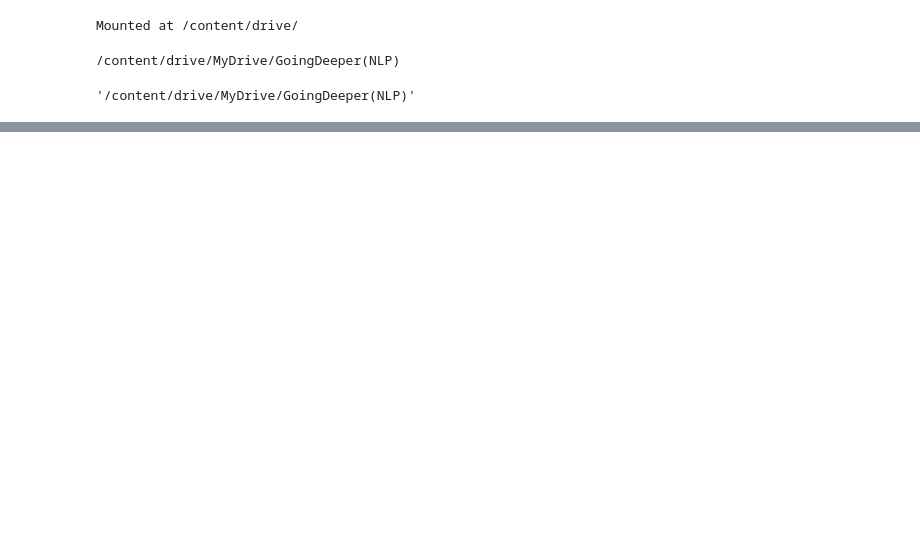
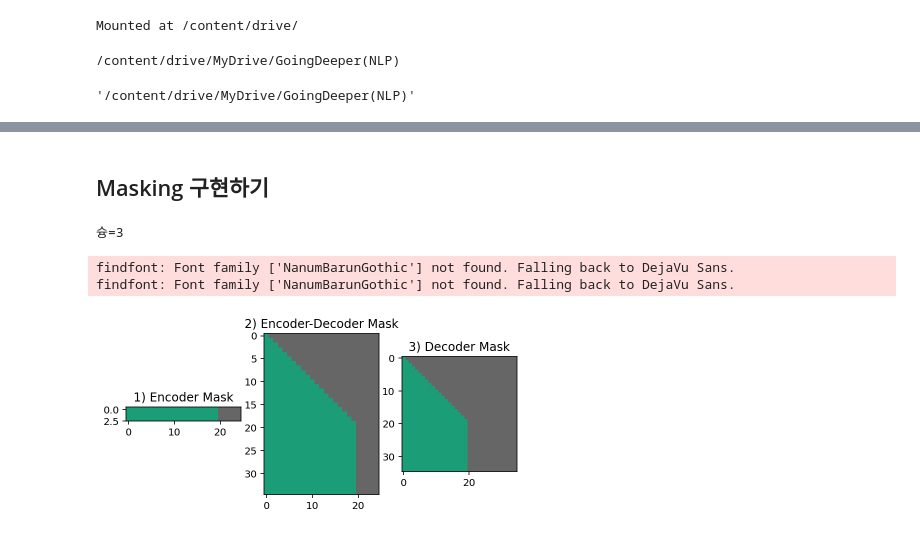
Before and after one commit to Nega0619/Aiffel_Submitted_Exploration_nodes, a Jupyter notebook: Going_Deeper(NLP)_10_Create_a_Translator_with_Transformer.ipynb, the cells around one changed output, grey strips where cells are left out. Drawn from its saved outputs; the diff is of its cells as text; code cells hidden in the pictures; blank space fills up the shorter version.

```diff
--- a/Going_Deeper(NLP)_10_Create_a_Translator_with_Transformer.ipynb
+++ b/Going_Deeper(NLP)_10_Create_a_Translator_with_Transformer.ipynb
@@ -17,0 +23,13 @@ file_path = '/content/drive/MyDrive/GoingDeeper(NLP)'
+# %%
+import matplotlib as mpl
+import matplotlib.pyplot as plt
+import matplotlib.font_manager as fm
+
+%config InlineBackend.figure_format = 'retina'
+
+fontpath = '/usr/share/fonts/truetype/nanum/NanumBarunGothic.ttf'
+font = fm.FontProperties(fname=fontpath, size=9)
+plt.rc('font', family='NanumBarunGothic')
+mpl.font_manager.findfont(font)
+
+print("슝=3")
@@ -17,0 +384,66 @@ file_path = '/content/drive/MyDrive/GoingDeeper(NLP)'
+# %% [markdown]
+## Masking 구현하기
+# %%
+import numpy as np
+import tensorflow as tf
+
+def generate_padding_mask(seq):
+    seq = tf.cast(tf.math.equal(seq, 0), tf.float32)
+    return seq[:, tf.newaxis, tf.newaxis, :]
+
+def generate_causality_mask(src_len, tgt_len):
+    mask = 1 - np.cumsum(np.eye(src_len, tgt_len), 0)
+    return tf.cast(mask, tf.float32)
+
+def generate_masks(src, tgt):
+    enc_mask = generate_padding_mask(src)
+    dec_mask = generate_padding_mask(tgt)
+
+    dec_enc_causality_mask = generate_causality_mask(tgt.shape[1], src.shape[1])
+    dec_enc_mask = tf.maximum(enc_mask, dec_enc_causality_mask)
+
+    dec_causality_mask = generate_causality_mask(tgt.shape[1], tgt.shape[1])
+    dec_mask = tf.maximum(dec_mask, dec_causality_mask)
+
+    return enc_mask, dec_enc_mask, dec_mask
+
+print("슝=3")
+# %% [output]
+슝=3
+# %%
+import matplotlib.pyplot as plt
+
+batch, length = 16, 20
+src_padding = 5
+tgt_padding = 15
+
+src_pad = tf.zeros(shape=(batch, src_padding))
+tgt_pad = tf.zeros(shape=(batch, tgt_padding))
+
+sample_data = tf.ones(shape=(batch, length))
+
+sample_src = tf.concat([sample_data, src_pad], axis=-1)
+sample_tgt = tf.concat([sample_data, tgt_pad], axis=-1)
+
+enc_mask, dec_enc_mask, dec_mask = \
+generate_masks(sample_src, sample_tgt)
+
+fig = plt.figure(figsize=(7, 7))
+
+ax1 = fig.add_subplot(131)
+ax2 = fig.add_subplot(132)
+ax3 = fig.add_subplot(133)
+
+ax1.set_title('1) Encoder Mask')
+ax2.set_title('2) Encoder-Decoder Mask')
+ax3.set_title('3) Decoder Mask')
+
+ax1.imshow(enc_mask[:3, 0, 0].numpy(), cmap='Dark2')
+ax2.imshow(dec_enc_mask[0, 0].numpy(), cmap='Dark2')
+ax3.imshow(dec_mask[0, 0].numpy(), cmap='Dark2')
+
+plt.show()
+# %% [output]
+findfont: Font family ['NanumBarunGothic'] not found. Falling back to DejaVu Sans.
+findfont: Font family ['NanumBarunGothic'] not found. Falling back to DejaVu Sans.
+[figure, added]
```
Also changed, not shown: parts of 30 cells of this notebook.
